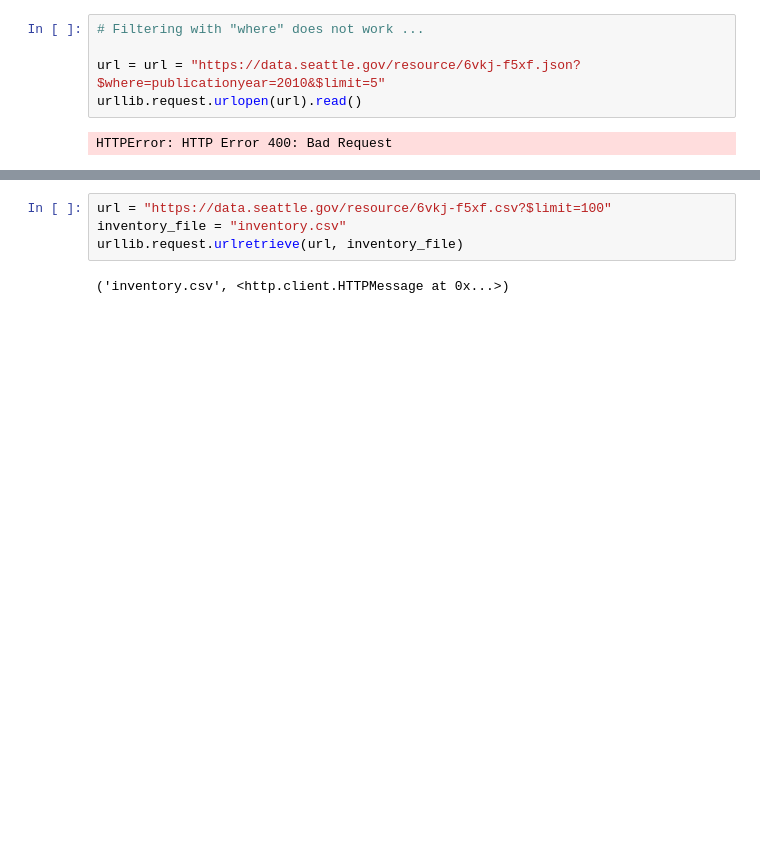
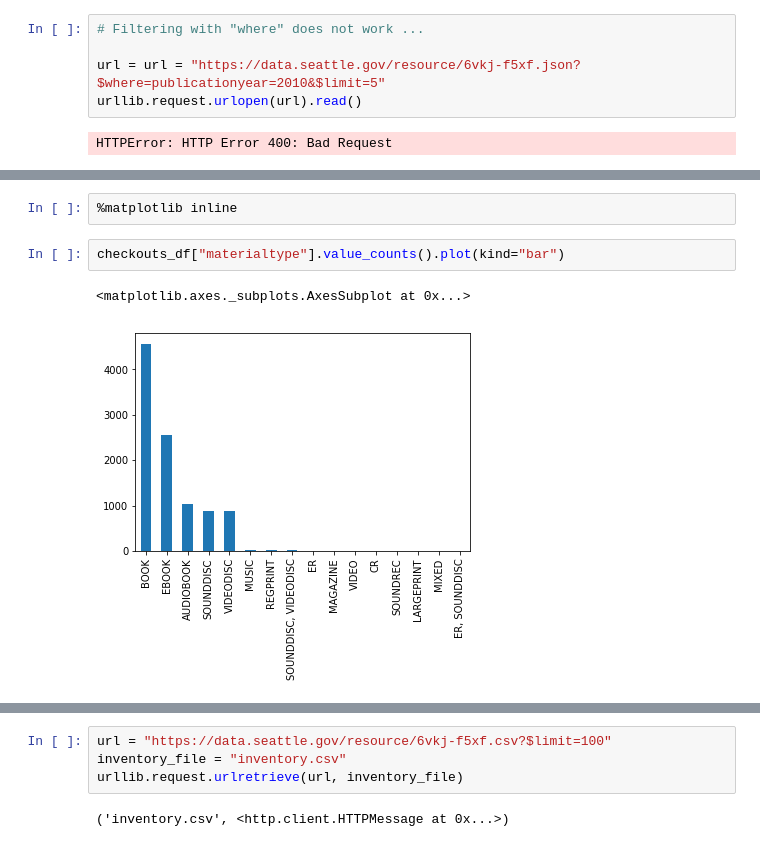
Before and after one commit to foerstner-lab/Bits_and_pieces_for_the_carpentries_workshops, a Jupyter notebook: python/Analyse_Seattle_Library_data.ipynb, the cells around one changed output, grey strips where cells are left out. Drawn from its saved outputs; the diff is of its cells as text; blank space fills up the shorter version.

```diff
--- a/python/Analyse_Seattle_Library_data.ipynb
+++ b/python/Analyse_Seattle_Library_data.ipynb
@@ -96,0 +191,7 @@ HTTPError: HTTP Error 400: Bad Request
+# %%
+%matplotlib inline
+# %%
+checkouts_df["materialtype"].value_counts().plot(kind="bar")
+# %% [output]
+<matplotlib.axes._subplots.AxesSubplot at 0x...>
+[figure, added]
```
Also changed, not shown: parts of 33 cells of this notebook.
